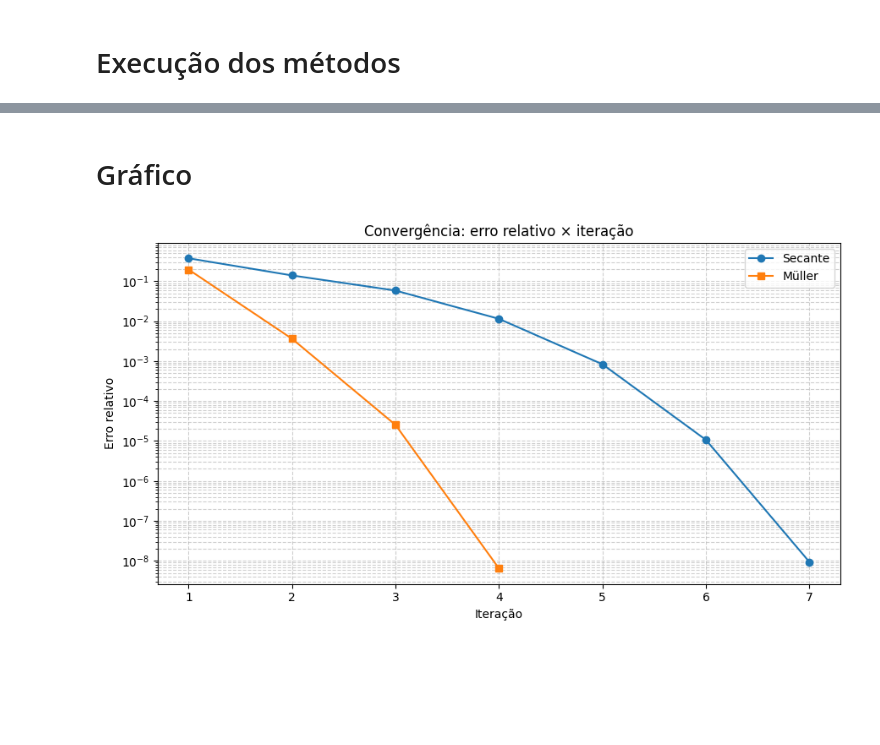
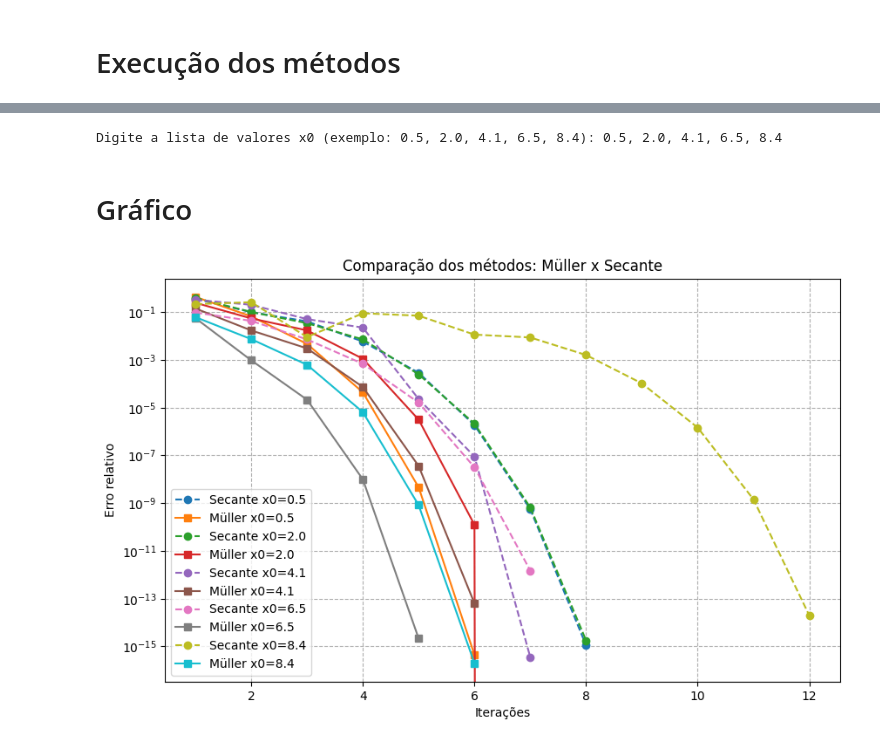
Before and after one commit to themestrre/Metodos-Numericos, a Jupyter notebook: Programas/Programa 03/Programa_3.ipynb, the cells around one changed output, grey strips where cells are left out. Drawn from its saved outputs; the diff is of its cells as text; code cells hidden in the pictures; blank space fills up the shorter version.

```diff
--- a/Programas/Programa 03/Programa_3.ipynb
+++ b/Programas/Programa 03/Programa_3.ipynb
@@ -113,17 +64,44 @@ Erro final        : 6.425e-09
+# %%
+# Entrada da lista de x0
+x0_str = input("\nDigite a lista de valores x0 (exemplo: 0.5, 2.0, 4.1, 6.5, 8.4): ")
+x0_values = [float(x.strip()) for x in x0_str.split(',')]
+
+# Dados de simulação
+delta_x = 0.05
+tol = 1e-10
+max_iter = 100
+
+# Criar listas para armazenar os erros
+erros_secante = []
+erros_muller = []
+
+# Executar para cada valor de x0
+for x0 in x0_values:
+    # Secante
+    raiz_sec, err_sec = secante(f, x0, x0 + delta_x, tol, max_iter)
+    erros_secante.append(err_sec)
+    np.savetxt(f'secante_x0_{x0}.dat', err_sec)
+
+    # Müller
+    raiz_mul, err_mul = muller(f, x0, x0 + delta_x, x0 + 2*delta_x, tol, max_iter)
+    erros_muller.append(err_mul)
+    np.savetxt(f'muller_x0_{x0}.dat', err_mul)
+# %% [output]
+Digite a lista de valores x0 (exemplo: 0.5, 2.0, 4.1, 6.5, 8.4): 0.5, 2.0, 4.1, 6.5, 8.4
 # %% [markdown]
 # Gráfico
 # %%
 # Gráfico comparativo
-plt.figure(figsize=(9, 5))
-plt.plot(range(1, len(erros_sec)+1), erros_sec,  'o-', label="Secante")
-plt.plot(range(1, len(erros_mul)+1), erros_mul,  's-', label="Müller")
-plt.yscale('log')
-plt.xlabel("Iteração")
-plt.ylabel("Erro relativo")
-plt.title("Convergência: erro relativo × iteração")
-plt.grid(True, which='both', ls='--', alpha=.6)
+plt.figure(figsize=(10,6))
+for i, x0 in enumerate(x0_values):
+    plt.semilogy(range(1, len(erros_secante[i])+1), erros_secante[i], 'o--', label=f'Secante x0={x0}')
+    plt.semilogy(range(1, len(erros_muller[i])+1), erros_muller[i], 's-', label=f'Müller x0={x0}')
+
+plt.xlabel('Iterações')
+plt.ylabel('Erro relativo')
+plt.title('Comparação dos métodos: Müller x Secante')
+plt.grid(True, which="both", ls="--")
 plt.legend()
-plt.tight_layout()
 plt.show()
 # %% [output]
-[figure, old version]
+[figure, new version]
```
Also changed, not shown: parts of 5 cells of this notebook.
